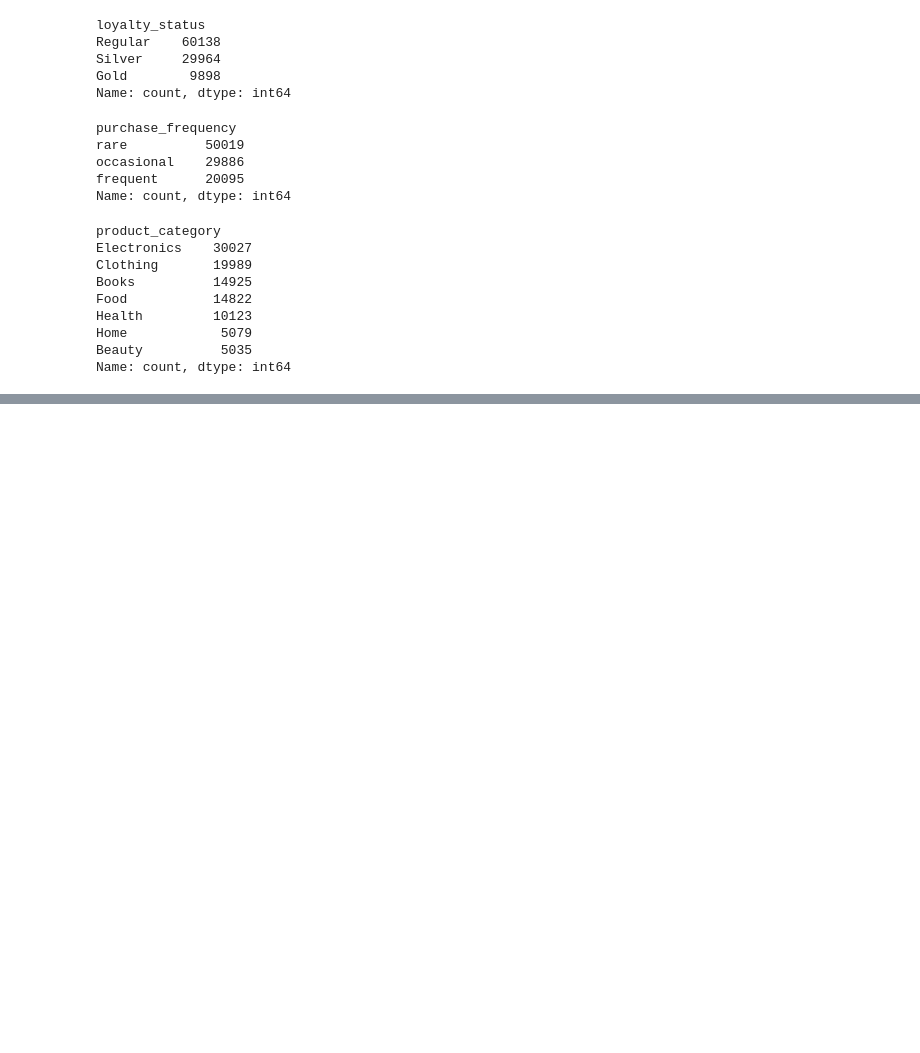
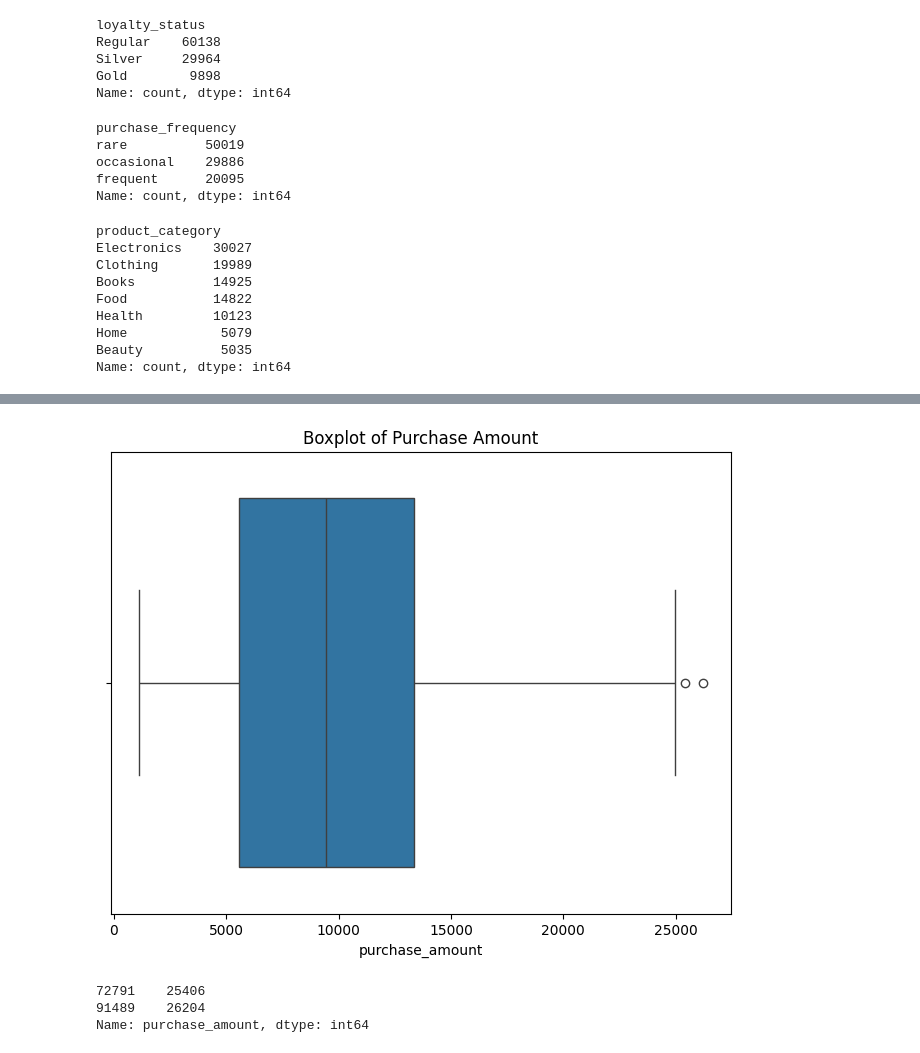
Before and after one commit to BlancJH/Customer-Purchase-Behaviour-Analysis, a Jupyter notebook: models/EDA.ipynb, the cells around one changed output, grey strips where cells are left out. Saved outputs shown, nothing was run; the diff lists cells and outputs as text; code cells hidden in the pictures; blank space fills up the shorter version.

```diff
--- a/models/EDA.ipynb
+++ b/models/EDA.ipynb
@@ -127,0 +198,12 @@ Name: count, dtype: int64
+# %%
+# Outlier from purchase amount
+
+create_boxplot(df, 'purchase_amount', title='Boxplot of Purchase Amount')
+outliers = identify_outliers(df, 'purchase_amount')
+
+print(outliers)
+# %% [output]
+[figure, added]
+72791    25406
+91489    26204
+Name: purchase_amount, dtype: int64
```
Also changed, not shown: parts of 12 cells of this notebook.
